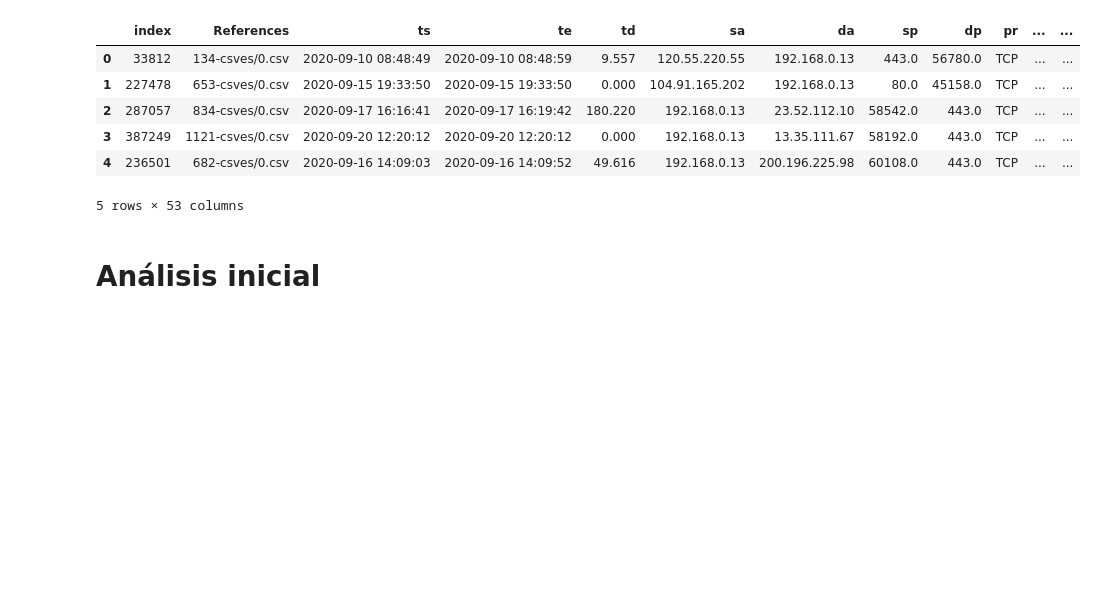
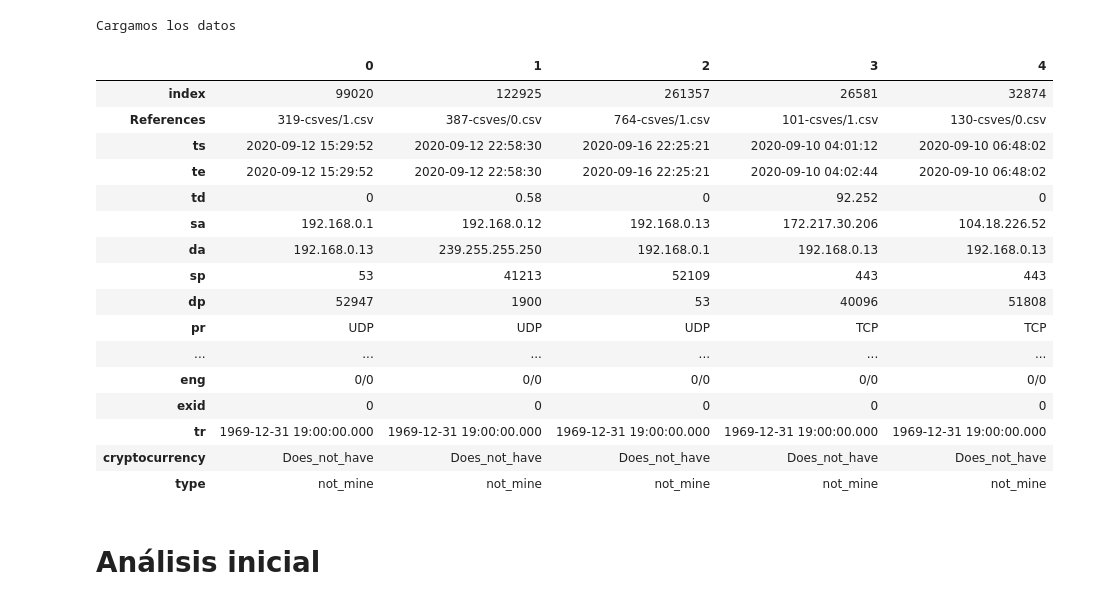
Before and after one commit to Kaiziferr/-Miner_Detector, a Jupyter notebook: PDG/1. Analysis_Univariado_Netflow.ipynb, the cells around one changed output. Drawn from its saved outputs; the diff is of its cells as text; code cells hidden in the pictures; blank space fills up the shorter version.

```diff
--- a/PDG/1. Analysis_Univariado_Netflow.ipynb
+++ b/PDG/1. Analysis_Univariado_Netflow.ipynb
@@ -58,17 +171,28 @@ import seaborn as sns
 - cryptocurrency: : Tipo criptomoneda
 - id_Cryptocurrency:: Id Criptomoneda
 # %%
-# Importamos el conjunto de datos
+print(colored(f'Cargamos los datos', attrs=['bold']))
 data = pd.read_csv('./dataA.csv')
-data.head()
+data.head().T
 # %% [output]
+Cargamos los datos
-|  | index | References | ts | te | td | sa | da | sp | dp | pr | ... | ... |
-| 0 | 33812 | 134-csves/0.csv | 2020-09-10 08:48:49 | 2020-09-10 08:48:59 | 9.557 | 120.55.220.55 | 192.168.0.13 | 443.0 | 56780.0 | TCP | ... | ... |
-| 1 | 227478 | 653-csves/0.csv | 2020-09-15 19:33:50 | 2020-09-15 19:33:50 | 0.000 | 104.91.165.202 | 192.168.0.13 | 80.0 | 45158.0 | TCP | ... | ... |
-| 2 | 287057 | 834-csves/0.csv | 2020-09-17 16:16:41 | 2020-09-17 16:19:42 | 180.220 | 192.168.0.13 | 23.52.112.10 | 58542.0 | 443.0 | TCP | ... | ... |
-| 3 | 387249 | 1121-csves/0.csv | 2020-09-20 12:20:12 | 2020-09-20 12:20:12 | 0.000 | 192.168.0.13 | 13.35.111.67 | 58192.0 | 443.0 | TCP | ... | ... |
-| 4 | 236501 | 682-csves/0.csv | 2020-09-16 14:09:03 | 2020-09-16 14:09:52 | 49.616 | 192.168.0.13 | 200.196.225.98 | 60108.0 | 443.0 | TCP | ... | ... |
+|  | 0 | 1 | 2 | 3 | 4 |
+| index | 99020 | 122925 | 261357 | 26581 | 32874 |
+| References | 319-csves/1.csv | 387-csves/0.csv | 764-csves/1.csv | 101-csves/1.csv | 130-csves/0.csv |
+| ts | 2020-09-12 15:29:52 | 2020-09-12 22:58:30 | 2020-09-16 22:25:21 | 2020-09-10 04:01:12 | 2020-09-10 06:48:02 |
+| te | 2020-09-12 15:29:52 | 2020-09-12 22:58:30 | 2020-09-16 22:25:21 | 2020-09-10 04:02:44 | 2020-09-10 06:48:02 |
+| td | 0 | 0.58 | 0 | 92.252 | 0 |
+| sa | 192.168.0.1 | 192.168.0.12 | 192.168.0.13 | 172.217.30.206 | 104.18.226.52 |
+| da | 192.168.0.13 | 239.255.255.250 | 192.168.0.1 | 192.168.0.13 | 192.168.0.13 |
+| sp | 53 | 41213 | 52109 | 443 | 443 |
+| dp | 52947 | 1900 | 53 | 40096 | 51808 |
+| pr | UDP | UDP | UDP | TCP | TCP |
+| ... | ... | ... | ... | ... | ... |
+| eng | 0/0 | 0/0 | 0/0 | 0/0 | 0/0 |
+| exid | 0 | 0 | 0 | 0 | 0 |
+| tr | 1969-12-31 19:00:00.000 | 1969-12-31 19:00:00.000 | 1969-12-31 19:00:00.000 | 1969-12-31 19:00:00.000 | 1969-12-31 19:00:00.000 |
+| cryptocurrency | Does_not_have | Does_not_have | Does_not_have | Does_not_have | Does_not_have |
+| type | not_mine | not_mine | not_mine | not_mine | not_mine |
-5 rows × 53 columns
 # %% [markdown]
 # Análisis inicial
 # %%
```
Also changed, not shown: parts of 68 cells of this notebook, 5 other files.
